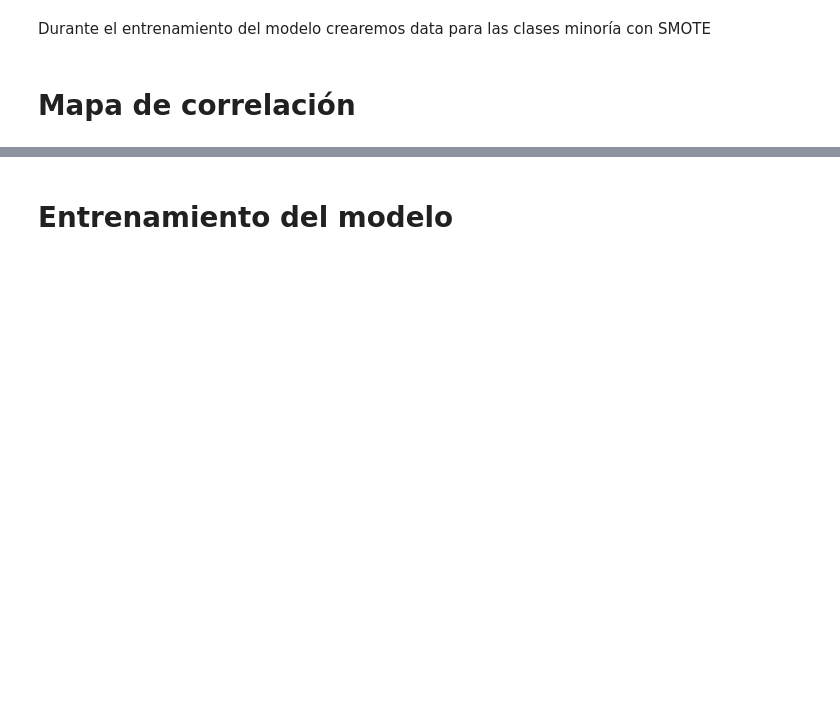
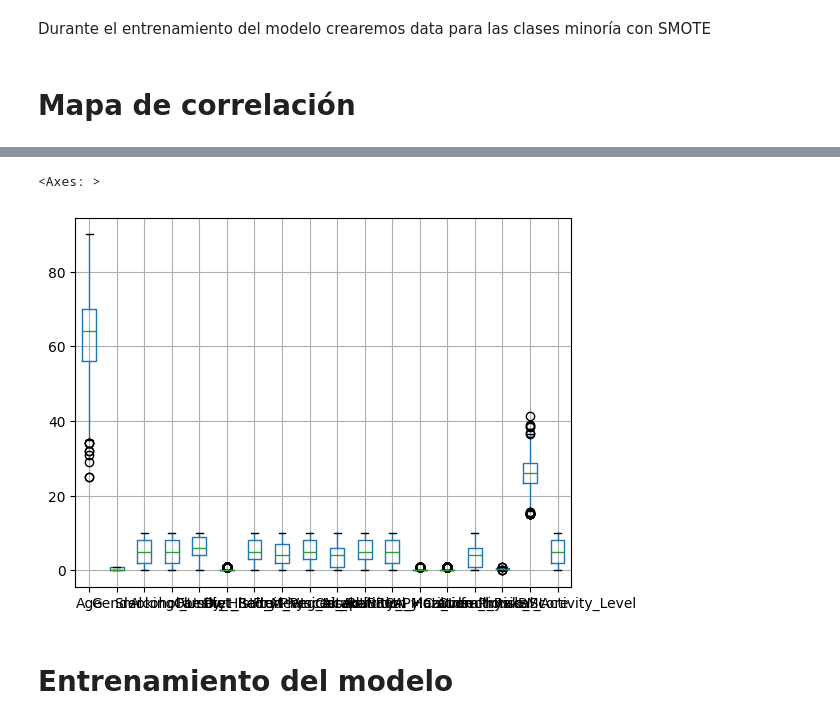
Before and after one commit to Amolihua/ML3037-GRUPO4-ALDIMI, a Jupyter notebook: test_dataset_risk.ipynb, the cells around one changed output, grey strips where cells are left out. Drawn from its saved outputs; the diff is of its cells as text; code cells hidden in the pictures; blank space fills up the shorter version.

```diff
--- a/test_dataset_risk.ipynb
+++ b/test_dataset_risk.ipynb
@@ -64,3 +81,8 @@ sns.heatmap(df.select_dtypes(["int64", "float64"]).corr())
+# %%
+df.select_dtypes(["int64", "float64"]).boxplot()
+# %% [output]
+<Axes: >
+[figure, added]
 # %% [markdown]
 # Entrenamiento del modelo
 # %%
```
Also changed, not shown: parts of 3 cells of this notebook, 1 other file.
